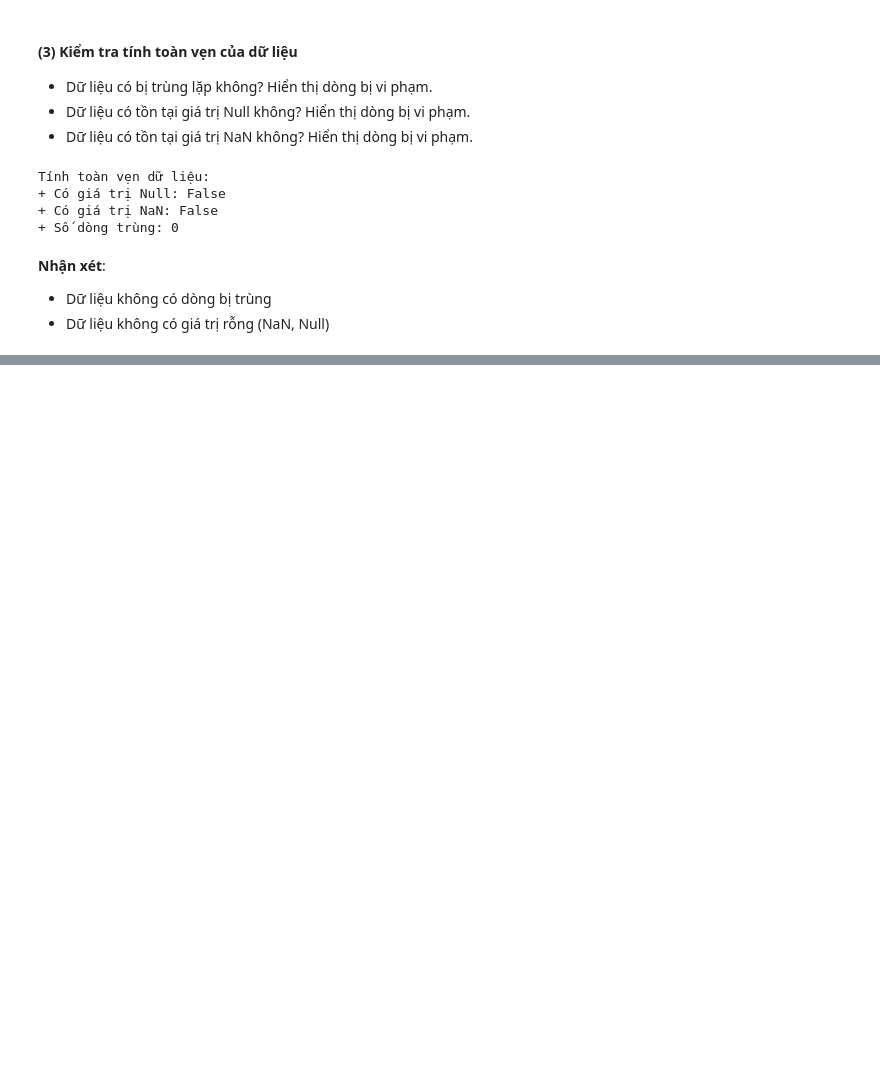
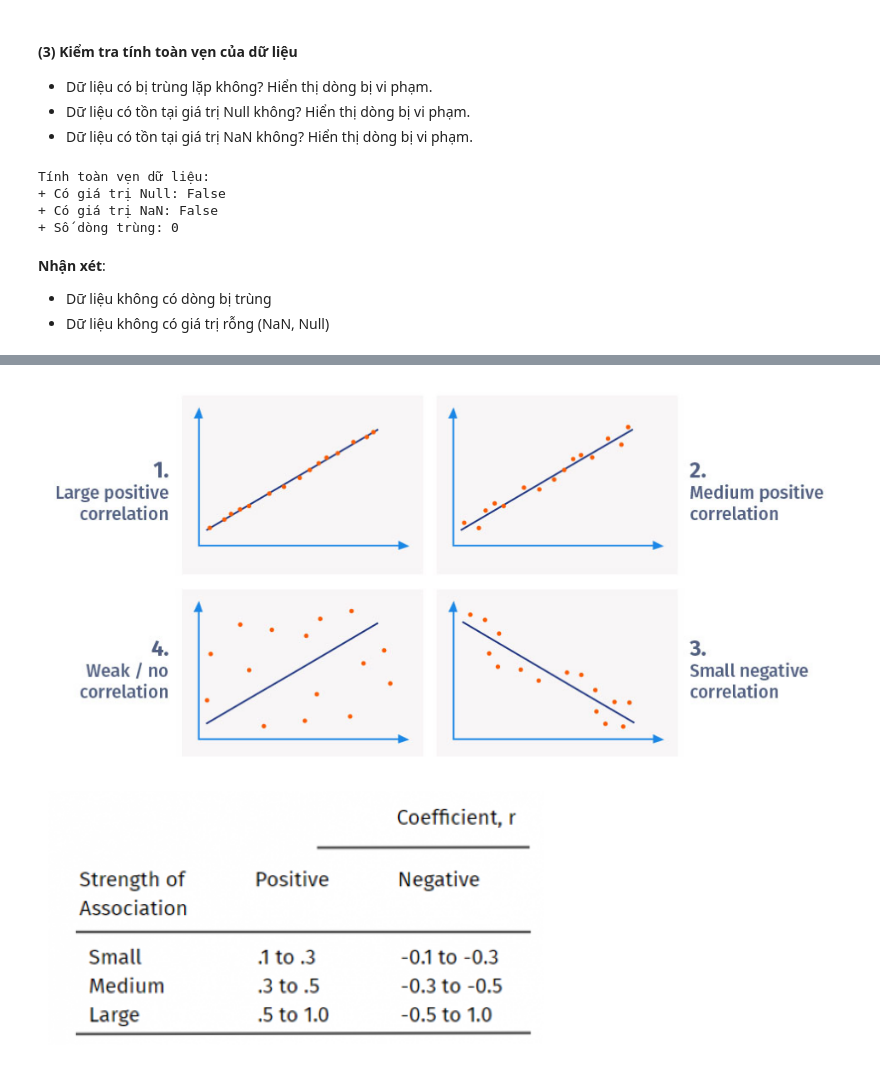
Before and after one commit to mihhwiNick/DA_project, a Jupyter notebook: Benh_tieu_duong.ipynb, the cells around one changed output, grey strips where cells are left out. Saved outputs shown, nothing was run; the diff lists cells and outputs as text; code cells hidden in the pictures; blank space fills up the shorter version.

```diff
--- a/Benh_tieu_duong.ipynb
+++ b/Benh_tieu_duong.ipynb
@@ -52,6 +57,9 @@ import operator
 # %%
 #load data
 pima = pd.read_csv('https://raw.githubusercontent.com/mihhwiNick/DA_project/refs/heads/main/pima-indians-diabetes.data.csv')
+box_plots_img_url = "https://raw.githubusercontent.com/mihhwiNick/DA_project/51ce42872484a1ca280c4ff7c815fb84509cfa7c/images/pima/boxplots.png"
+corr1_img_url = "https://raw.githubusercontent.com/mihhwiNick/DA_project/51ce42872484a1ca280c4ff7c815fb84509cfa7c/images/pima/corr1.png"
+corr2_img_url ="https://raw.githubusercontent.com/mihhwiNick/DA_project/51ce42872484a1ca280c4ff7c815fb84509cfa7c/images/pima/corr2.png"
 # %% [markdown]
 ## 3.Phân tích dữ liệu
 # %% [markdown]
@@ -235,0 +287,13 @@ Tính toàn vẹn dữ liệu:
+# %%
+with urllib.request.urlopen(corr1_img_url) as url:
+    corr1_img = Image.open(url)
+with urllib.request.urlopen(corr2_img_url) as url:
+    corr2_img = Image.open(url)
+
+
+plt.figure(figsize=(12, 6));
+plt.imshow(corr1_img), plt.axis("off"), plt.show();
+plt.imshow(corr2_img), plt.axis("off"), plt.show();
+# %% [output]
+[figure, added]
+[figure, added]
```
Also changed, not shown: parts of 49 cells of this notebook.
